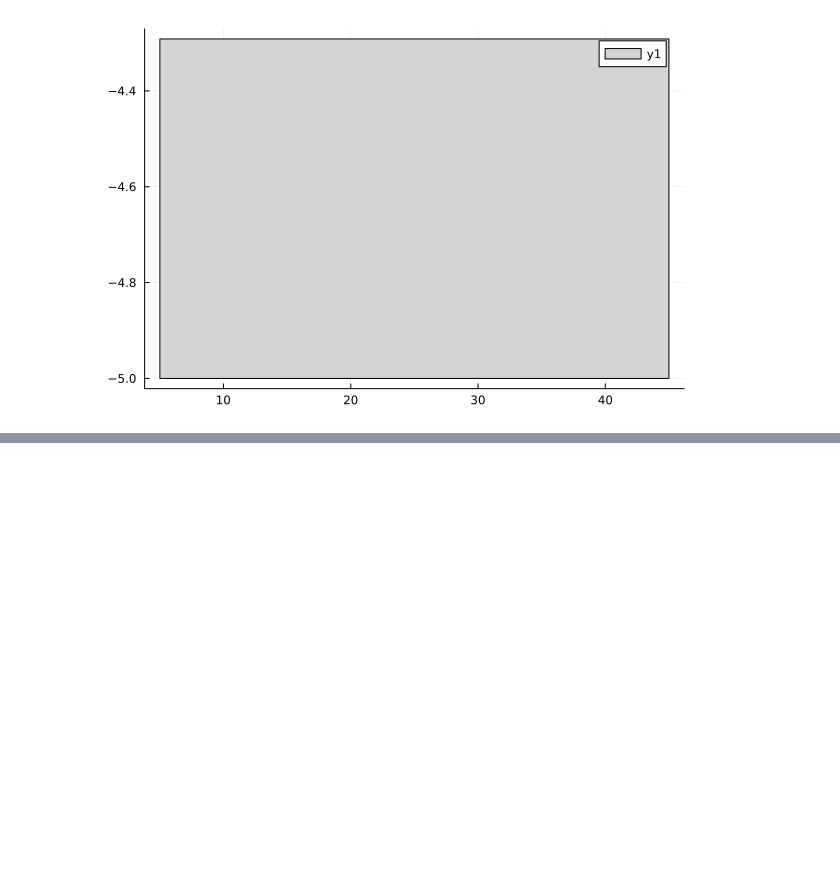
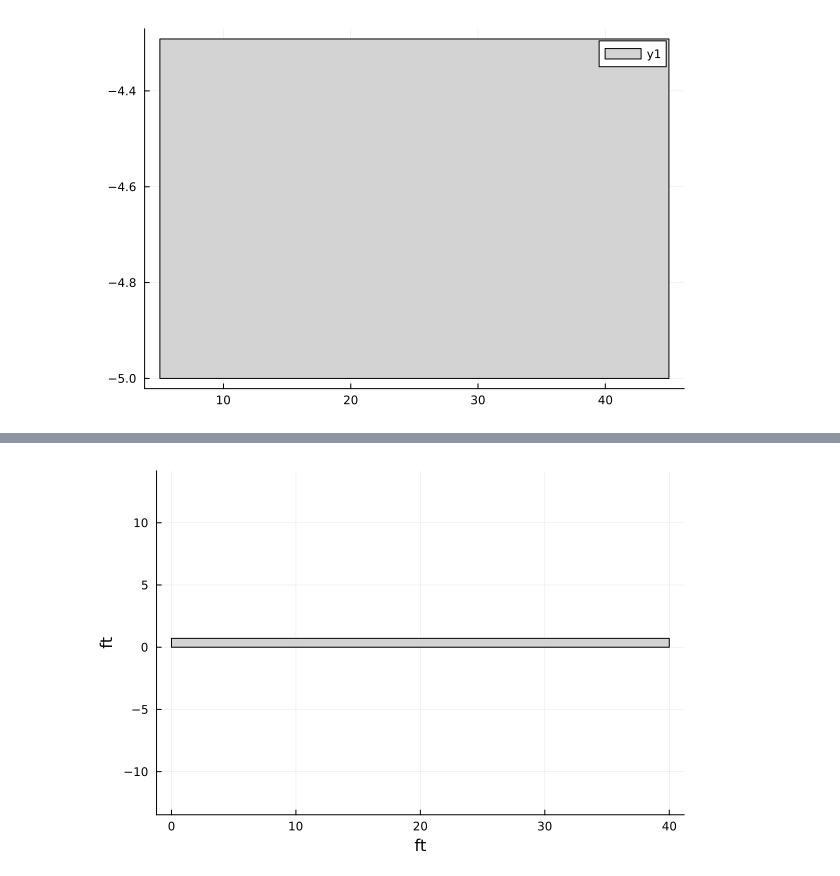
Before and after one commit to co1emi11er2/BentTool.jl, a Jupyter notebook: src/test.ipynb, the cells around one changed output, grey strips where cells are left out. Saved outputs shown, nothing was run; the diff lists cells and outputs as text; code cells hidden in the pictures; blank space fills up the shorter version.

Commit message:
updated plots

```diff
--- a/src/test.ipynb
+++ b/src/test.ipynb
@@ -77,0 +56,2 @@ plot(shapes)
+# %%
+s = Slab(40)
@@ -77,0 +66,4 @@ plot(shapes)
+# %%
+plot(s)
+# %% [output]
+[figure, added]
```
Also changed, not shown: parts of 8 cells of this notebook, 5 other files.
